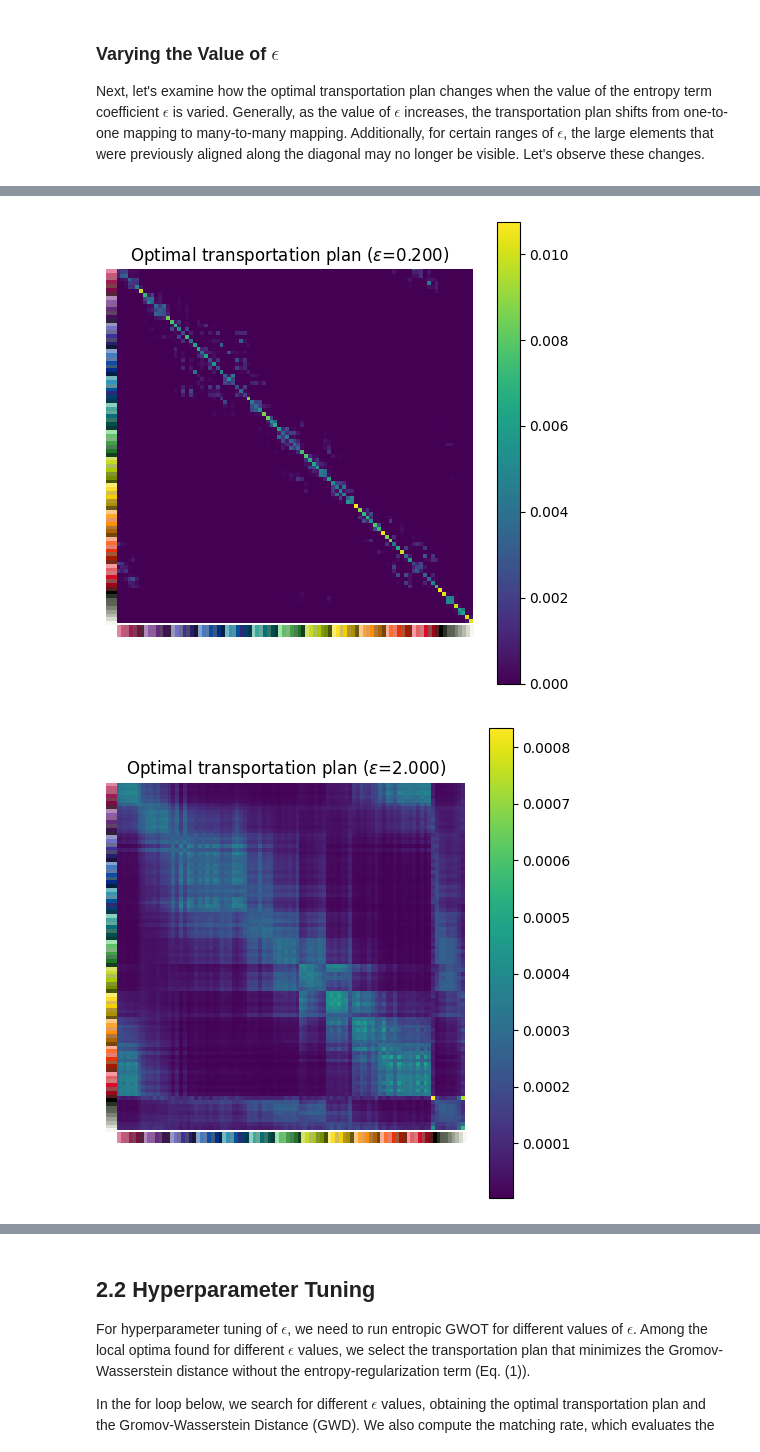
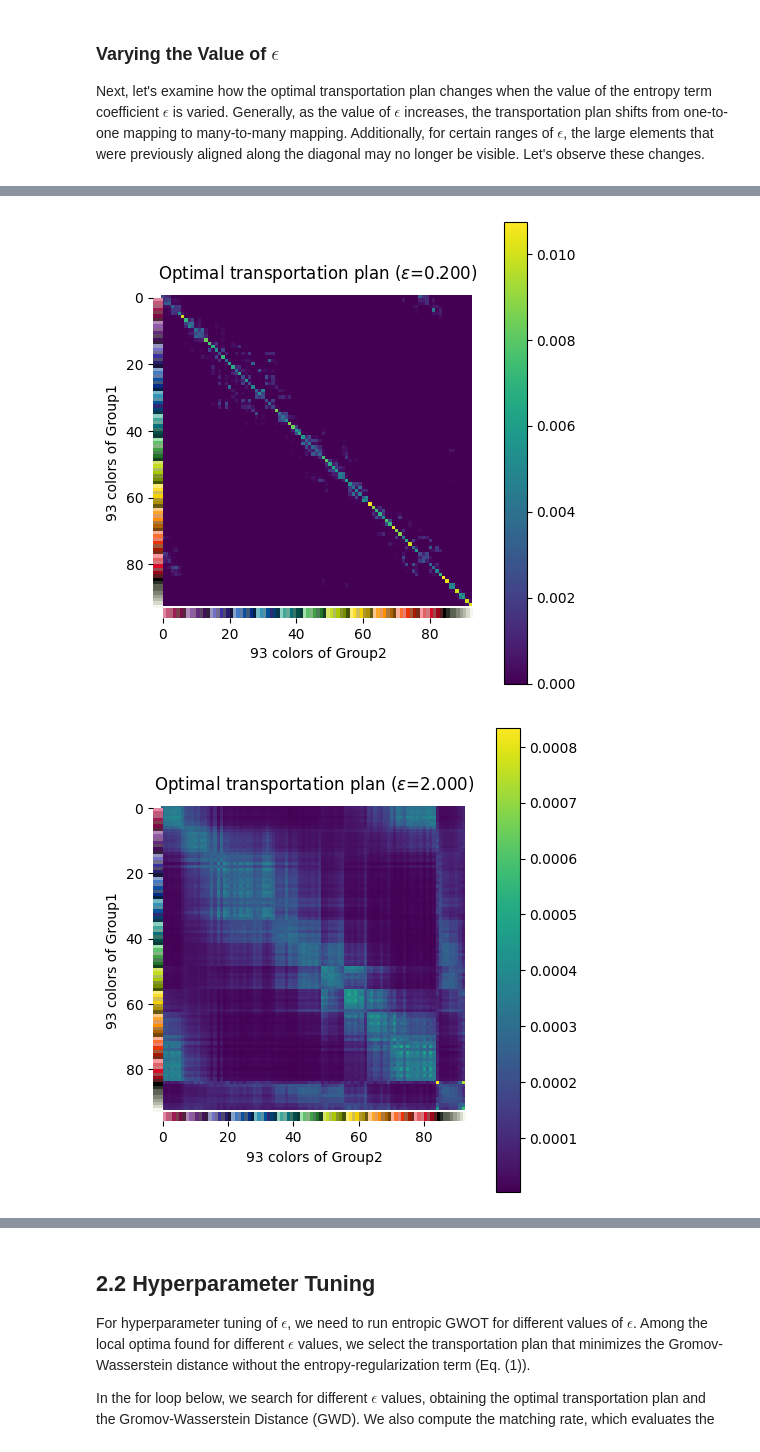
Before and after one commit to oizumi-lab/GWOT_tutorial, a Jupyter notebook: scripts/tutorial_color.ipynb, the cells around one changed output, grey strips where cells are left out. Cells and saved outputs as stored; diff of their text form; code cells hidden in the pictures.

```diff
--- a/scripts/tutorial_color.ipynb
+++ b/scripts/tutorial_color.ipynb
@@ -230,5 +234,5 @@ epsilons = [0.02, 0.2, 2.0, 20.0]
 # visualize optimal transportation plans depending on epsilon
 for epsilon in epsilons:
   OT_plan = ot.gromov.entropic_gromov_wasserstein(C1=RDM1,C2=RDM2,epsilon=epsilon,loss_fun="square_loss",verbose=False)
-  show_heatmaps(matrices=[OT_plan], titles=[f'Optimal transportation plan ($\epsilon$={epsilon:.3f})'], color_labels=color_labels)
+  show_heatmaps(matrices=[OT_plan], titles=[f'Optimal transportation plan ($\epsilon$={epsilon:.3f})'], color_labels=color_labels, xlabels=['93 colors of Group2'], ylabels=['93 colors of Group1'])
 # %% [output]
@@ -236,2 +240,2 @@ for epsilon in epsilons:
-[figure, old version]
+[figure, new version]
-[figure, old version]
+[figure, new version]
```
Also changed, not shown: parts of 12 cells of this notebook, 4 other files.
